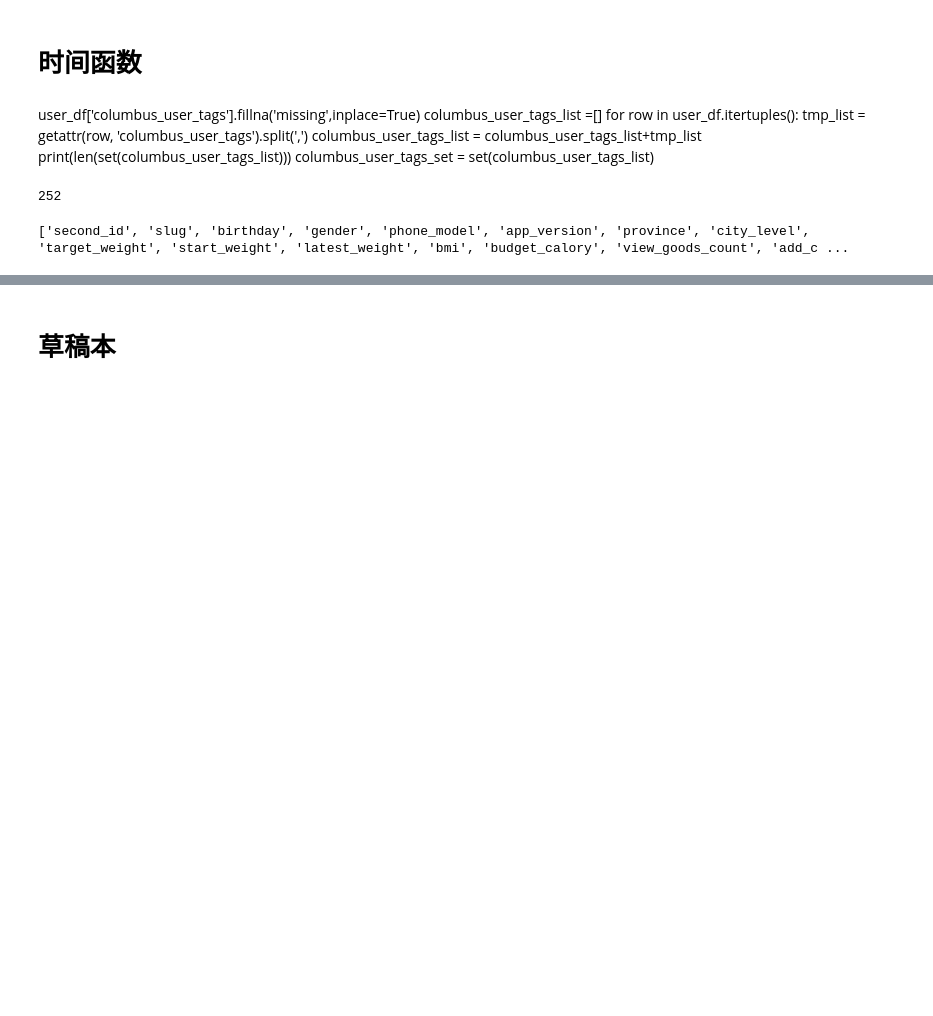
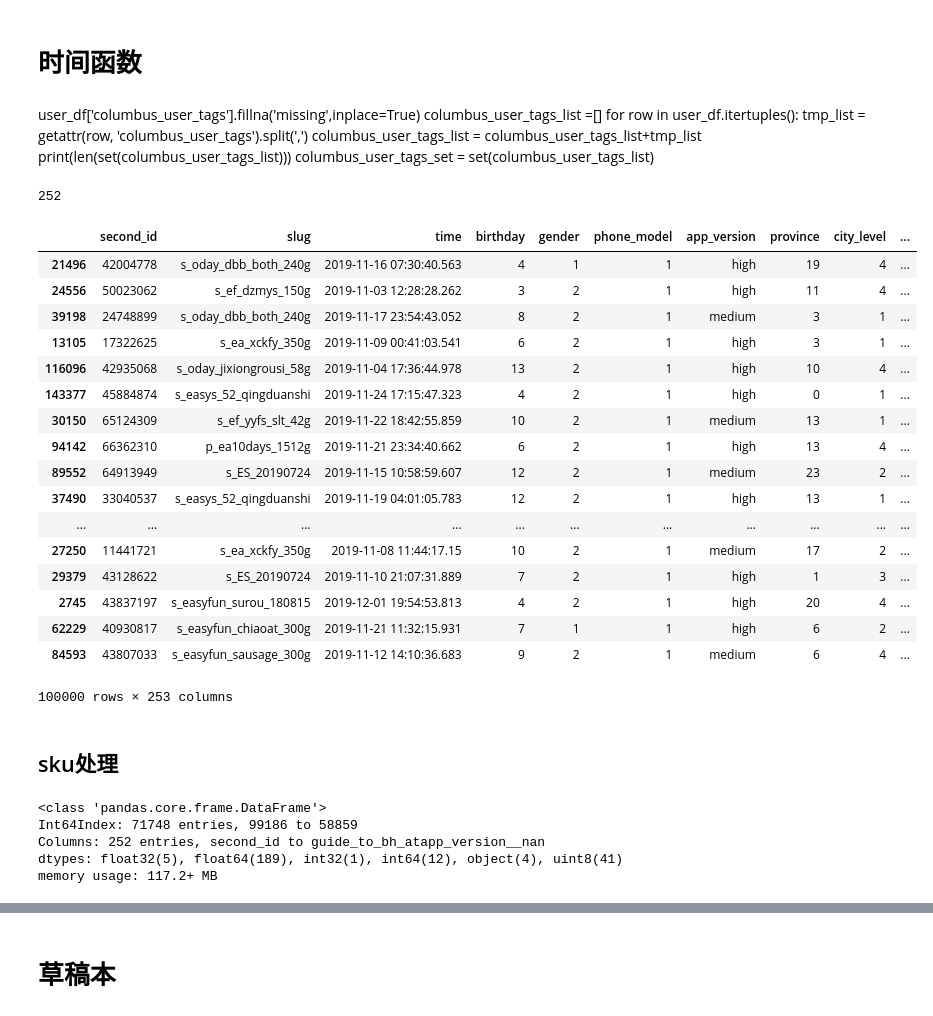
Before and after one commit to JamesTensor/Grocery, a Jupyter notebook: user_feature_engineering.ipynb, the cells around one changed output, grey strips where cells are left out. Cells and saved outputs as stored; diff of their text form; code cells hidden in the pictures; blank space fills up the shorter version.

```diff
--- a/user_feature_engineering.ipynb
+++ b/user_feature_engineering.ipynb
@@ -239,8 +279,6 @@ def timestamp_to_season(date_timestamp):
 # %%
 data_file_list = [
-'/Users/wjj/Desktop/jupyter/Boohee_GBDT+LR/data/0102/用户反例原始数据/view_comment_not_add_buy_user_12.csv',
-
-]
+'/Users/wjj/Desktop/jupyter/Boohee_GBDT+LR/data/0102/用户反例原始数据/view_comment_not_add_buy_user_12.csv']
 user_feature_list = [
  'second_id','slug','time','birthday','register_timestamp','first_visit_time','survey_finished_at',
  'first_traffic_source_type','register_source_app_key','register_type',
@@ -430,7 +467,26 @@ user_df = user_df.fillna(0)
 print(len(user_df.columns.tolist()))
 # %% [output]
 252
-# %%
-print(user_df.columns.tolist())
-# %% [output]
-['second_id', 'slug', 'birthday', 'gender', 'phone_model', 'app_version', 'province', 'city_level', 'target_weight', 'start_weight', 'latest_weight', 'bmi', 'budget_calory', 'view_goods_count', 'add_c ...
+# %%
+user_df
+# %% [output]
+|  | second_id | slug | time | birthday | gender | phone_model | app_version | province | city_level | ... |
+| 21496 | 42004778 | s_oday_dbb_both_240g | 2019-11-16 07:30:40.563 | 4 | 1 | 1 | high | 19 | 4 | ... |
+| 24556 | 50023062 | s_ef_dzmys_150g | 2019-11-03 12:28:28.262 | 3 | 2 | 1 | high | 11 | 4 | ... |
+| 39198 | 24748899 | s_oday_dbb_both_240g | 2019-11-17 23:54:43.052 | 8 | 2 | 1 | medium | 3 | 1 | ... |
+| 13105 | 17322625 | s_ea_xckfy_350g | 2019-11-09 00:41:03.541 | 6 | 2 | 1 | high | 3 | 1 | ... |
+| 116096 | 42935068 | s_oday_jixiongrousi_58g | 2019-11-04 17:36:44.978 | 13 | 2 | 1 | high | 10 | 4 | ... |
+| 143377 | 45884874 | s_easys_52_qingduanshi | 2019-11-24 17:15:47.323 | 4 | 2 | 1 | high | 0 | 1 | ... |
+| 30150 | 65124309 | s_ef_yyfs_slt_42g | 2019-11-22 18:42:55.859 | 10 | 2 | 1 | medium | 13 | 1 | ... |
+| 94142 | 66362310 | p_ea10days_1512g | 2019-11-21 23:34:40.662 | 6 | 2 | 1 | high | 13 | 4 | ... |
+| 89552 | 64913949 | s_ES_20190724 | 2019-11-15 10:58:59.607 | 12 | 2 | 1 | medium | 23 | 2 | ... |
+| 37490 | 33040537 | s_easys_52_qingduanshi | 2019-11-19 04:01:05.783 | 12 | 2 | 1 | high | 13 | 1 | ... |
+| ... | ... | ... | ... | ... | ... | ... | ... | ... | ... | ... |
+| 27250 | 11441721 | s_ea_xckfy_350g | 2019-11-08 11:44:17.15 | 10 | 2 | 1 | medium | 17 | 2 | ... |
+| 29379 | 43128622 | s_ES_20190724 | 2019-11-10 21:07:31.889 | 7 | 2 | 1 | high | 1 | 3 | ... |
+| 2745 | 43837197 | s_easyfun_surou_180815 | 2019-12-01 19:54:53.813 | 4 | 2 | 1 | high | 20 | 4 | ... |
+| 62229 | 40930817 | s_easyfun_chiaoat_300g | 2019-11-21 11:32:15.931 | 7 | 1 | 1 | high | 6 | 2 | ... |
+| 84593 | 43807033 | s_easyfun_sausage_300g | 2019-11-12 14:10:36.683 | 9 | 2 | 1 | medium | 6 | 4 | ... |
+100000 rows × 253 columns
+# %% [markdown]
+## sku处理
@@ -436,0 +501,13 @@ print(user_df.columns.tolist())
+# %%
+#本来就在推荐池内的
+recommend_pool = pd.read_excel('/Users/wjj/Desktop/jupyter/Boohee_GBDT+LR/good_feature_data/recommend_pool.xlsx')
+recommend_pool_list = recommend_pool['slug'].tolist()
+user_pool_df = user_df[user_df['slug'].isin(recommend_pool_list)]
+user_pool_df = user_pool_df.rename(columns={'slug':'s_slug'})
+user_pool_df.info()
+# %% [output]
+<class 'pandas.core.frame.DataFrame'>
+Int64Index: 71748 entries, 99186 to 58859
+Columns: 252 entries, second_id to guide_to_bh_atapp_version__nan
+dtypes: float32(5), float64(189), int32(1), int64(12), object(4), uint8(41)
+memory usage: 117.2+ MB
```
Also changed, not shown: parts of 18 cells of this notebook.
